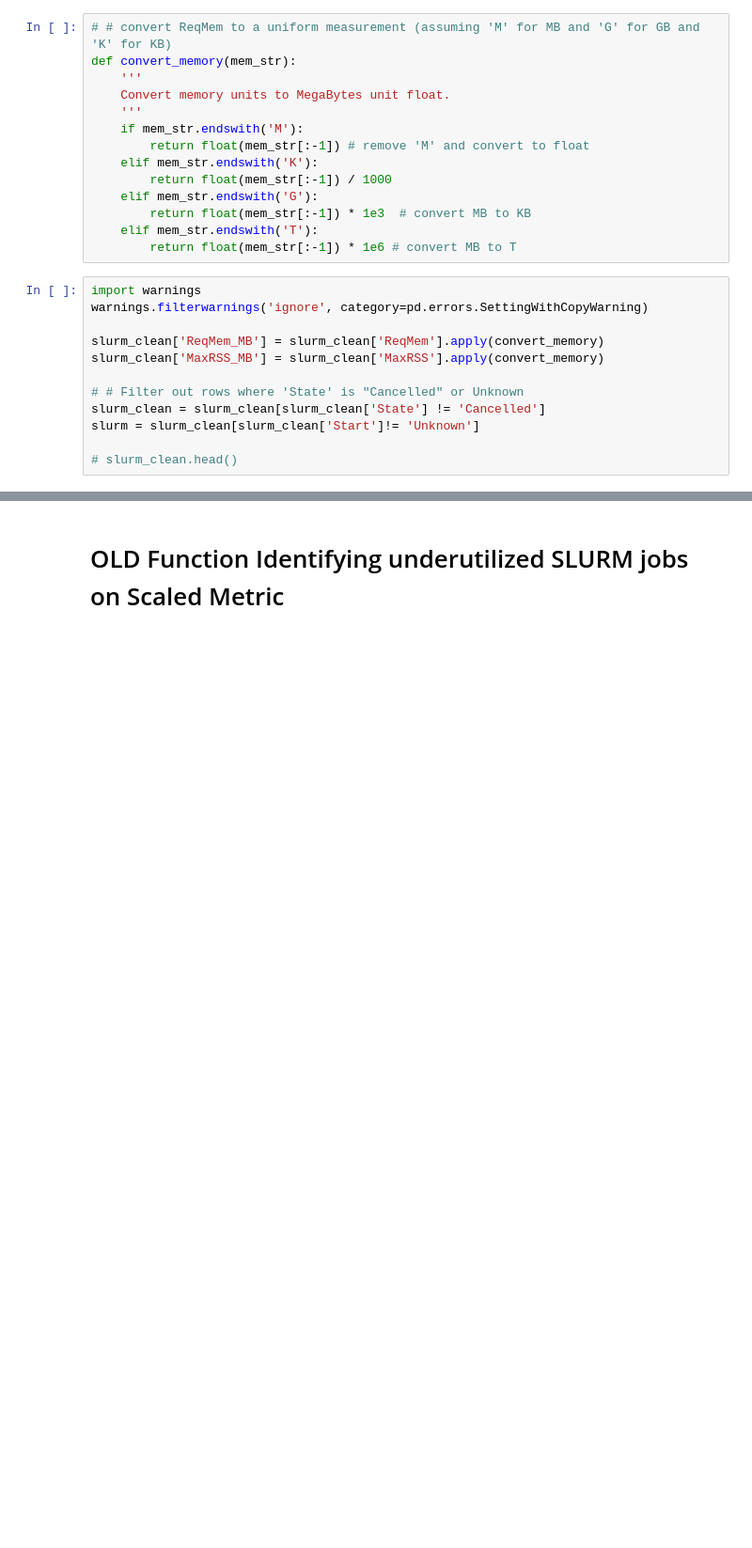
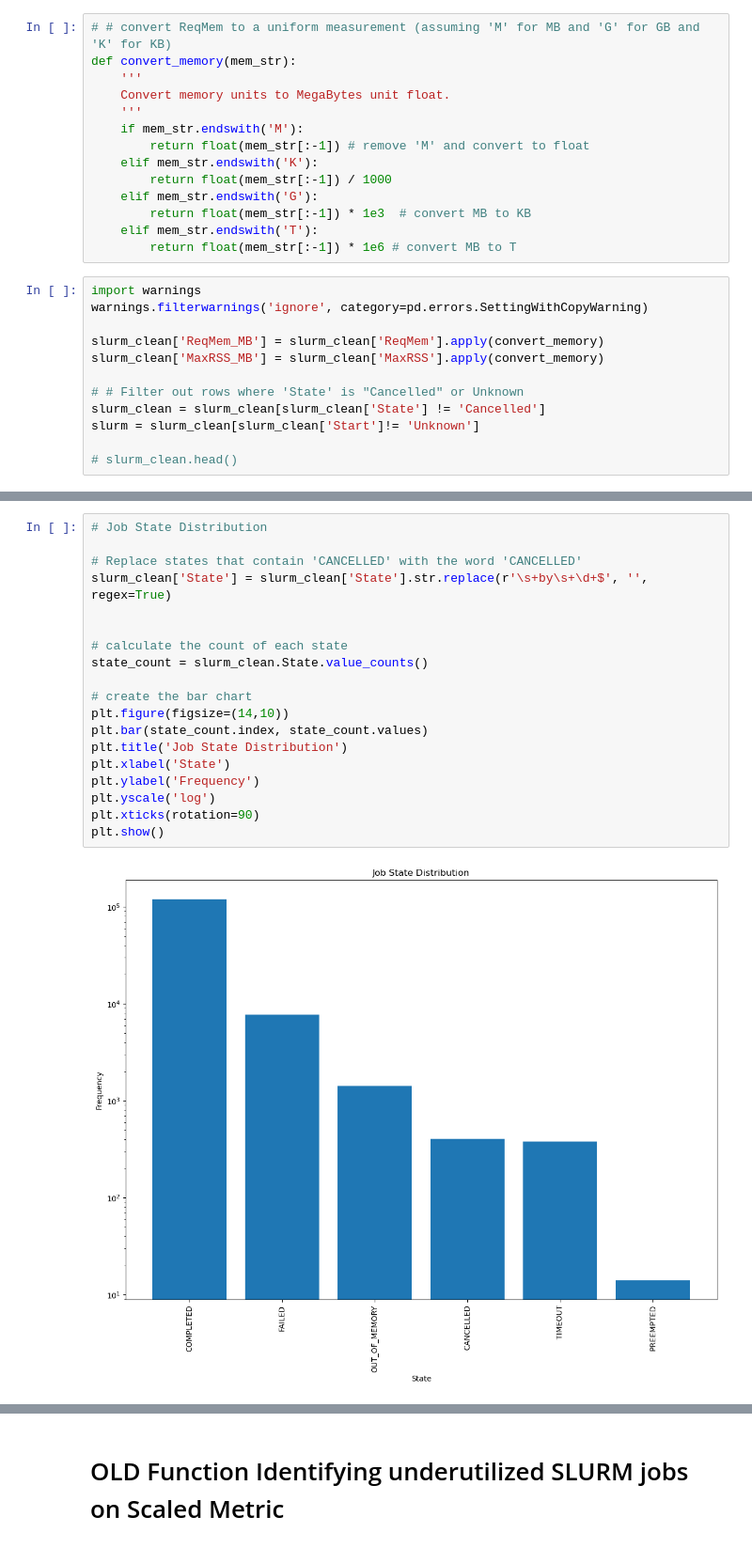
Before and after one commit to tairaeli/ICER_user_data_analytics, a Jupyter notebook: FullSLURM-data-analysis.ipynb, the cells around one changed output, grey strips where cells are left out. Shown: that part at 94% size. Cells and saved outputs as stored; diff of their text form; blank space fills up the shorter version.

```diff
--- a/FullSLURM-data-analysis.ipynb
+++ b/FullSLURM-data-analysis.ipynb
@@ -89,0 +133,21 @@ slurm_clean.shape
+# %%
+# Job State Distribution
+
+# Replace states that contain 'CANCELLED' with the word 'CANCELLED'
+slurm_clean['State'] = slurm_clean['State'].str.replace(r'\s+by\s+\d+$', '', regex=True)
+
+
+# calculate the count of each state
+state_count = slurm_clean.State.value_counts()
+
+# create the bar chart
+plt.figure(figsize=(14,10))
+plt.bar(state_count.index, state_count.values)
+plt.title('Job State Distribution')
+plt.xlabel('State')
+plt.ylabel('Frequency')
+plt.yscale('log')
+plt.xticks(rotation=90)
+plt.show()
+# %% [output]
+[figure, added]
```
Also changed, not shown: parts of 21 cells of this notebook.
